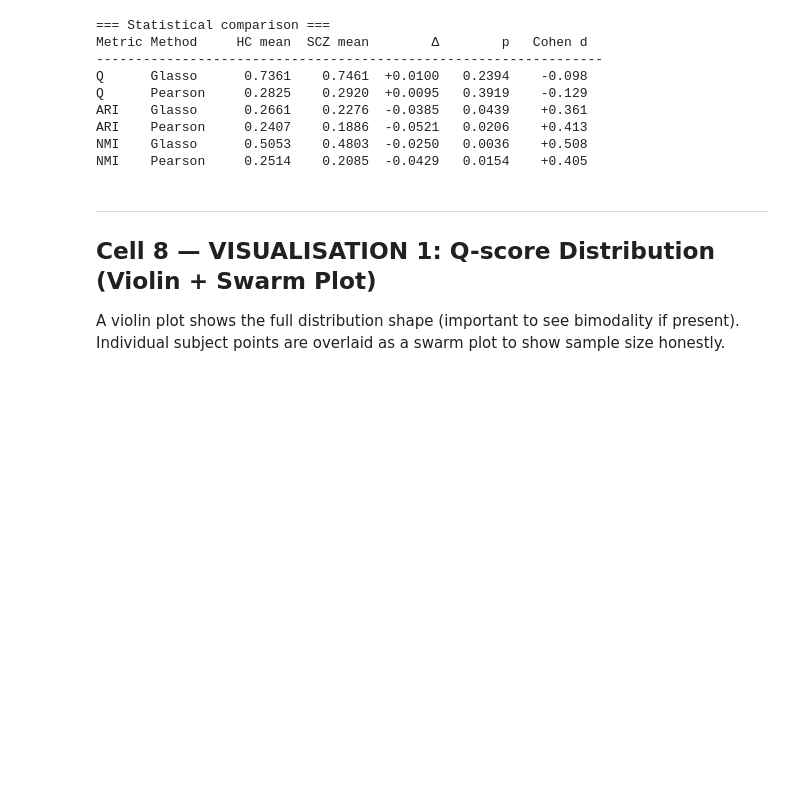
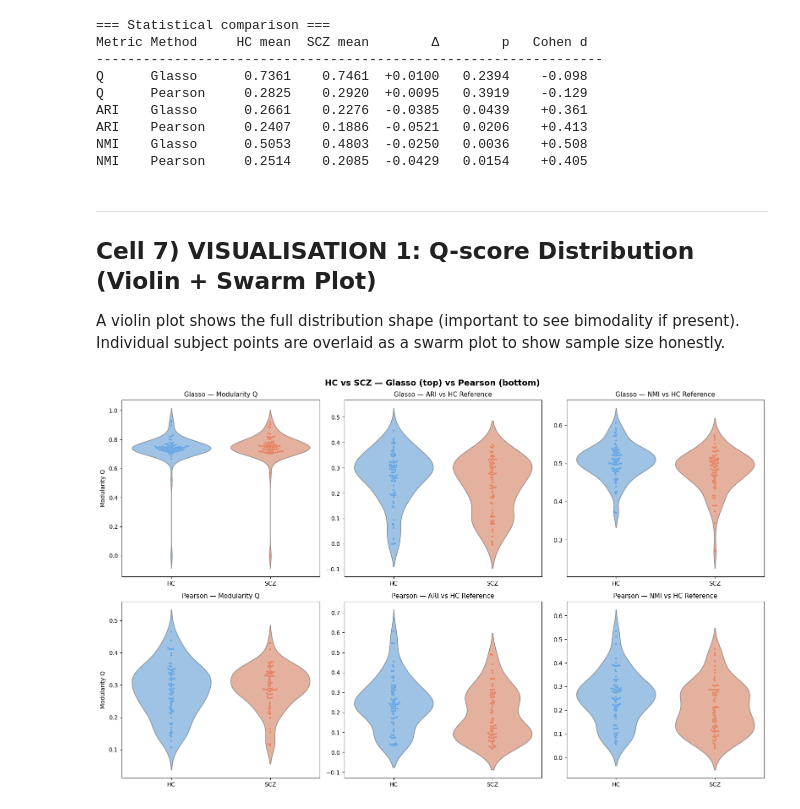
Before and after one commit to kkentia/SMA-schizo-nets, a Jupyter notebook: louvain_visualizations.ipynb, the cells around one changed output. Cells and saved outputs as stored; diff of their text form; code cells hidden in the pictures; blank space fills up the shorter version.

```diff
--- a/louvain_visualizations.ipynb
+++ b/louvain_visualizations.ipynb
@@ -948,7 +950,35 @@ NMI    Glasso      0.5053    0.4803  -0.0250   0.0036    +0.508
 NMI    Pearson     0.2514    0.2085  -0.0429   0.0154    +0.405
 # %% [markdown]
 ---
-## Cell 8 — VISUALISATION 1: Q-score Distribution (Violin + Swarm Plot)
+## Cell 7) VISUALISATION 1: Q-score Distribution (Violin + Swarm Plot)
 
 A violin plot shows the full distribution shape (important to see bimodality if present).
 Individual subject points are overlaid as a swarm plot to show sample size honestly.
+# %%
+fig, axes = plt.subplots(2, 3, figsize=(16, 10))
+fig.suptitle('HC vs SCZ — Glasso (top) vs Pearson (bottom)',
+             fontsize=14, fontweight='bold')
+
+metrics_info = [
+    ('q',   'Modularity Q'),
+    ('ari', 'ARI vs HC Reference'),
+    ('nmi', 'NMI vs HC Reference')
+]
+
+for row_idx, (method_name, dfm) in enumerate([('Glasso', df_glasso),
+                                               ('Pearson', df_pearson)]):
+    for col_idx, (metric, ylabel) in enumerate(metrics_info):
+        ax = axes[row_idx, col_idx]
+        sns.violinplot(data=dfm, x='group', y=metric, palette=PALETTE,
+                       order=['HC','SCZ'], inner=None, ax=ax, alpha=0.6)
+        sns.swarmplot(data=dfm, x='group', y=metric, palette=PALETTE,
+                      order=['HC','SCZ'], size=3, ax=ax, alpha=0.8)
+        ax.set_title(f'{method_name} — {ylabel}', fontsize=11)
+        ax.set_xlabel('')
+        ax.set_ylabel(ylabel if col_idx == 0 else '')
+
+plt.tight_layout()
+plt.savefig('fig1_q_distribution_dual.png', dpi=150, bbox_inches='tight')
+plt.show()
+# %% [output]
+[figure, added]
```
Also changed, not shown: parts of 10 cells of this notebook.
